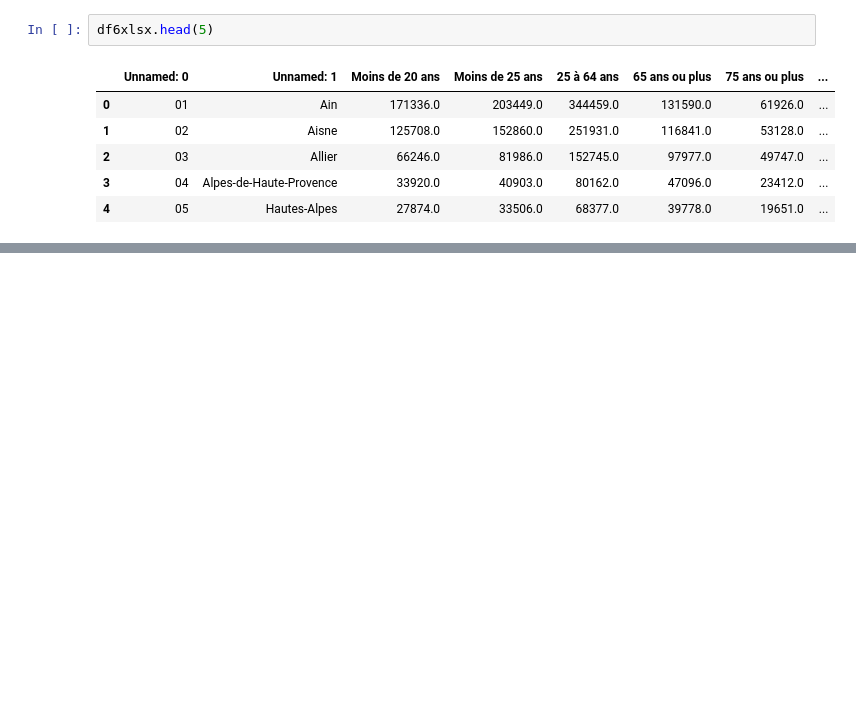
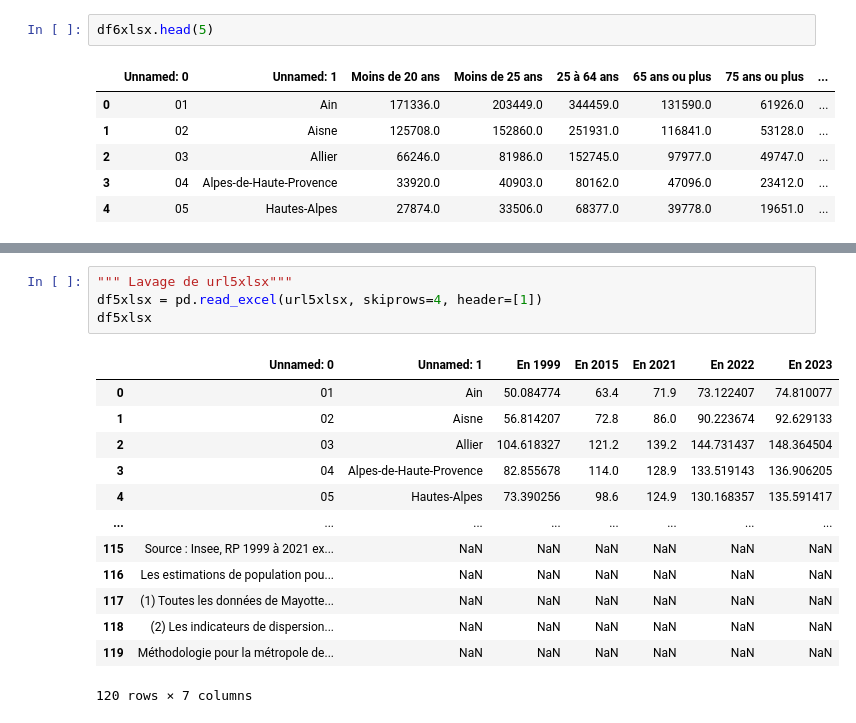
Before and after one commit to gabrielfrancois/DS_Covid, a Jupyter notebook: data_preprocessing_gab.ipynb, the cells around one changed output, grey strips where cells are left out. Cells and saved outputs as stored; diff of their text form; blank space fills up the shorter version.

```diff
--- a/data_preprocessing_gab.ipynb
+++ b/data_preprocessing_gab.ipynb
@@ -146,3 +135,21 @@ Moins de 25 ans.1    0.0
 85 ans ou plus.1     0.0
 Unnamed: 17          0.0
 dtype: float64
+# %%
+""" Lavage de url5xlsx"""
+df5xlsx = pd.read_excel(url5xlsx, skiprows=4, header=[1])
+df5xlsx
+# %% [output]
+|  | Unnamed: 0 | Unnamed: 1 | En 1999 | En 2015 | En 2021 | En 2022 | En 2023 |
+| 0 | 01 | Ain | 50.084774 | 63.4 | 71.9 | 73.122407 | 74.810077 |
+| 1 | 02 | Aisne | 56.814207 | 72.8 | 86.0 | 90.223674 | 92.629133 |
+| 2 | 03 | Allier | 104.618327 | 121.2 | 139.2 | 144.731437 | 148.364504 |
+| 3 | 04 | Alpes-de-Haute-Provence | 82.855678 | 114.0 | 128.9 | 133.519143 | 136.906205 |
+| 4 | 05 | Hautes-Alpes | 73.390256 | 98.6 | 124.9 | 130.168357 | 135.591417 |
+| ... | ... | ... | ... | ... | ... | ... | ... |
+| 115 | Source : Insee, RP 1999 à 2021 ex... | NaN | NaN | NaN | NaN | NaN | NaN |
+| 116 | Les estimations de population pou... | NaN | NaN | NaN | NaN | NaN | NaN |
+| 117 | (1) Toutes les données de Mayotte... | NaN | NaN | NaN | NaN | NaN | NaN |
+| 118 | (2) Les indicateurs de dispersion... | NaN | NaN | NaN | NaN | NaN | NaN |
+| 119 | Méthodologie pour la métropole de... | NaN | NaN | NaN | NaN | NaN | NaN |
+120 rows × 7 columns
```
Also changed, not shown: parts of 13 cells of this notebook.
